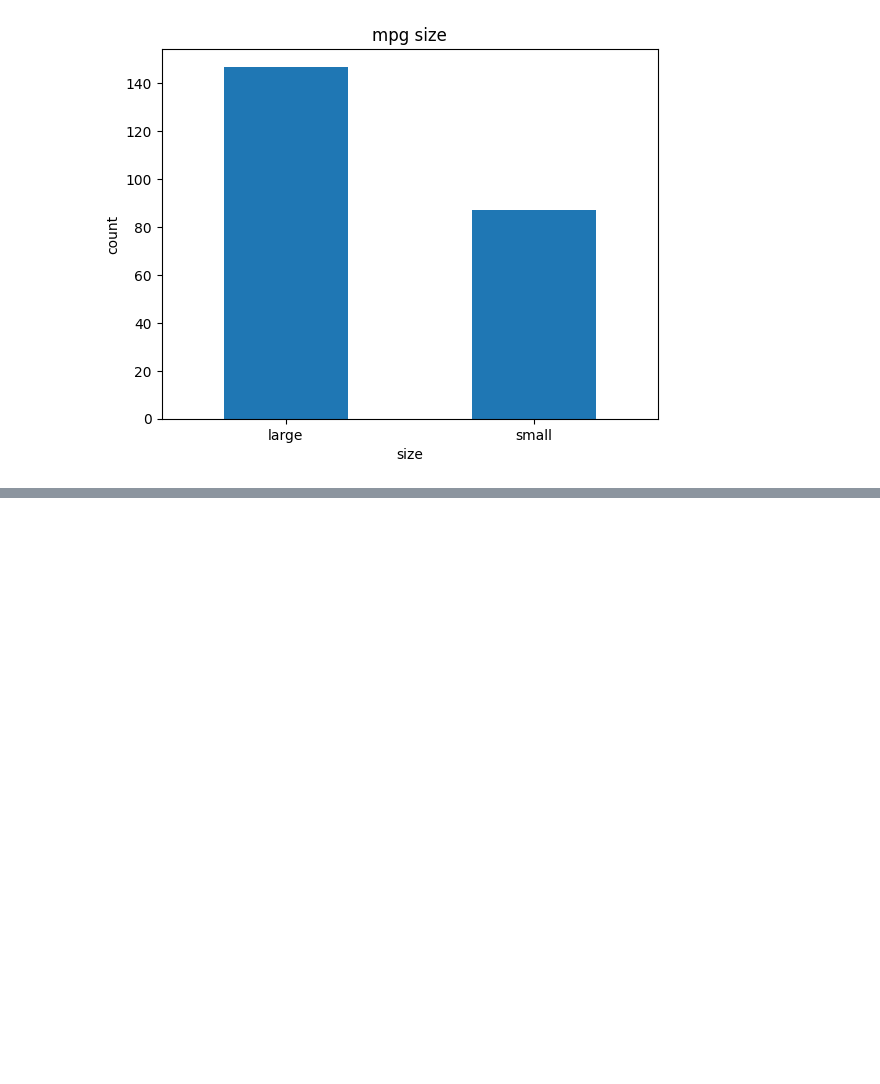
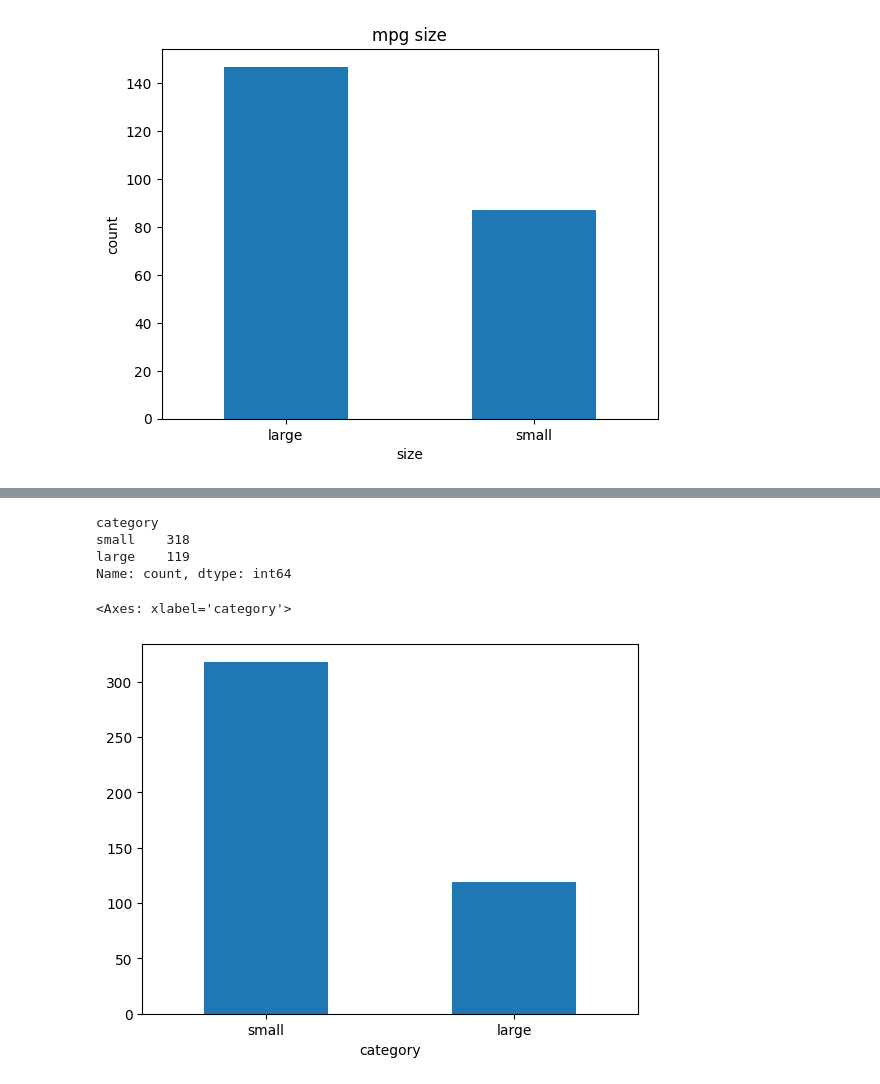
Before and after one commit to PSLeon24/Data_Analysis, a Jupyter notebook: Learn_DataScience/chap5/week3.ipynb, the cells around one changed output, grey strips where cells are left out. Saved outputs shown, nothing was run; the diff lists cells and outputs as text; code cells hidden in the pictures; blank space fills up the shorter version.

```diff
--- a/Learn_DataScience/chap5/week3.ipynb
+++ b/Learn_DataScience/chap5/week3.ipynb
@@ -327,0 +452,6 @@ plt.show()
+# %%
+# problem 4
+asian_mean = df['ratiopertotal'].mean()
+#asian_mean
+df['category'] = np.where(df['ratiopertotal'] > asian_mean, 'large', 'small')
+df.head()
@@ -327,0 +466,11 @@ plt.show()
+# %%
+# problem 5
+print(df['category'].value_counts())
+df['category'].value_counts().plot.bar(rot=0)
+# %% [output]
+category
+small    318
+large    119
+Name: count, dtype: int64
+<Axes: xlabel='category'>
+[figure, added]
```
Also changed, not shown: parts of 14 cells of this notebook, 2 other files.
